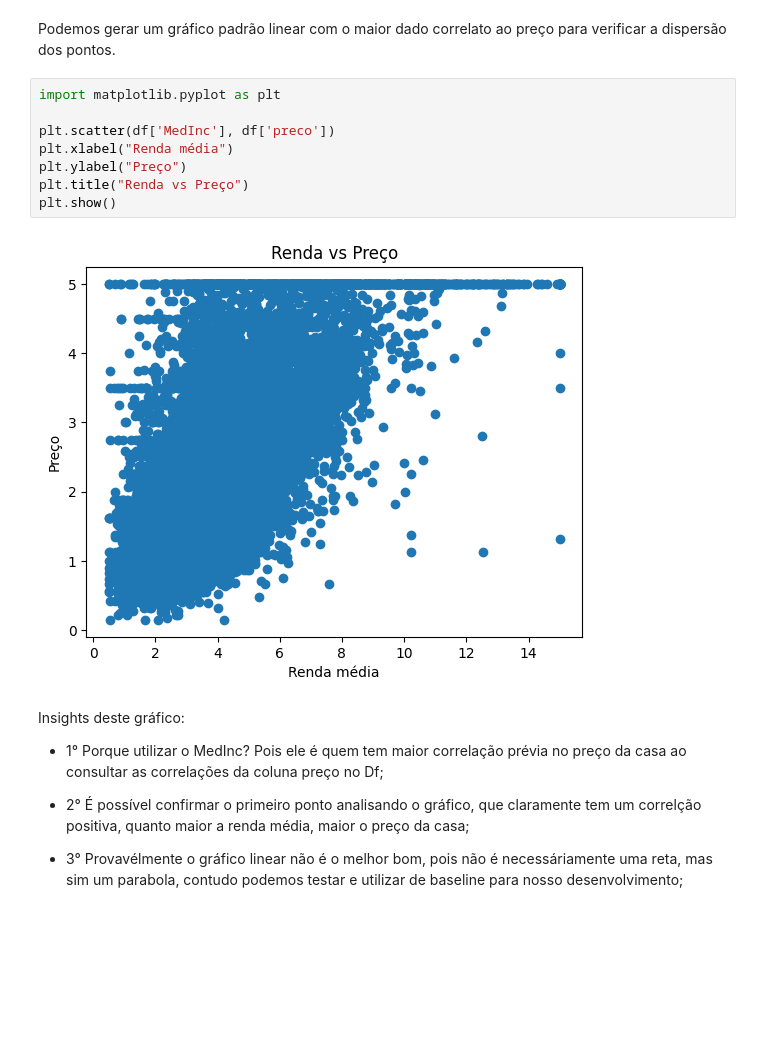
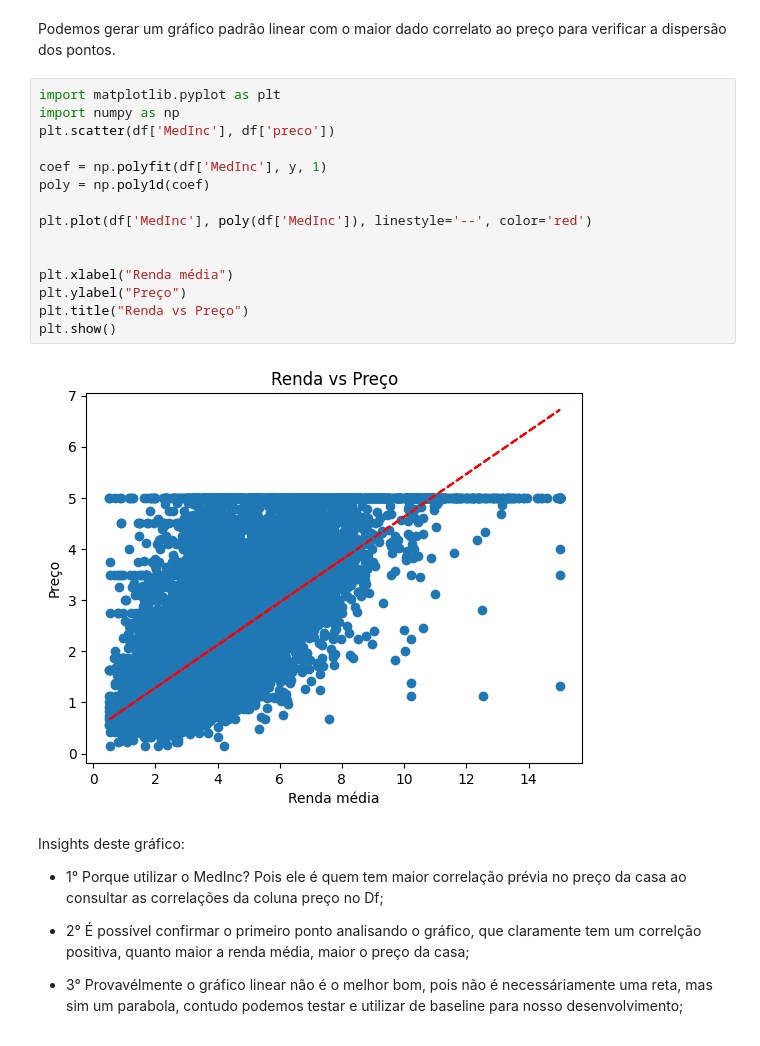
Before and after one commit to HenriqueAntunesAguiar/machine_learn_imoveis, a Jupyter notebook: analise_imoveis/document.ipynb, the cells around one changed output. Drawn from its saved outputs; the diff is of its cells as text; blank space fills up the shorter version.

```diff
--- a/analise_imoveis/document.ipynb
+++ b/analise_imoveis/document.ipynb
@@ -58,14 +58,21 @@ Name: preco, dtype: float64
 Podemos gerar um gráfico padrão linear com o maior dado correlato ao preço para verificar a dispersão dos pontos.
 # %%
 import matplotlib.pyplot as plt
+import numpy as np
+plt.scatter(df['MedInc'], df['preco'])
 
-plt.scatter(df['MedInc'], df['preco'])
+coef = np.polyfit(df['MedInc'], y, 1)
+poly = np.poly1d(coef)
+
+plt.plot(df['MedInc'], poly(df['MedInc']), linestyle='--', color='red')
+
+
 plt.xlabel("Renda média")
 plt.ylabel("Preço")
 plt.title("Renda vs Preço")
 plt.show()
 # %% [output]
-[figure, old version]
+[figure, new version]
 # %% [markdown]
 Insights deste gráfico:
 
```
Also changed, not shown: parts of 1 cell of this notebook.
